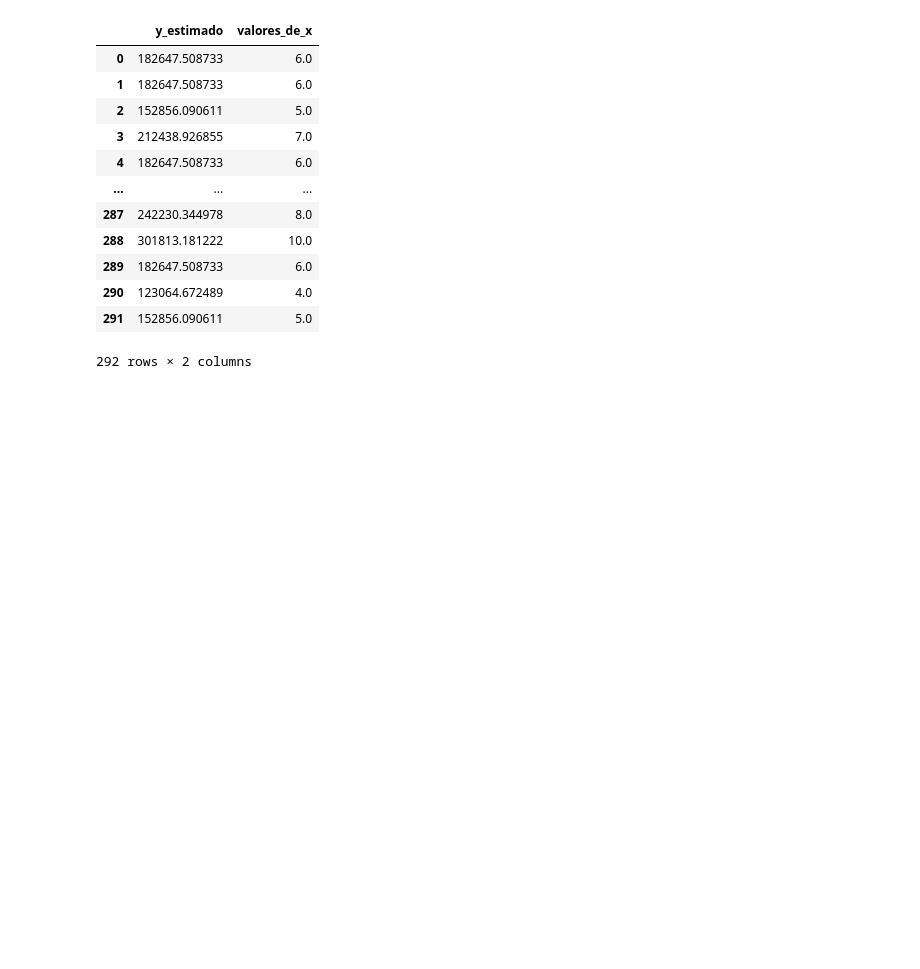
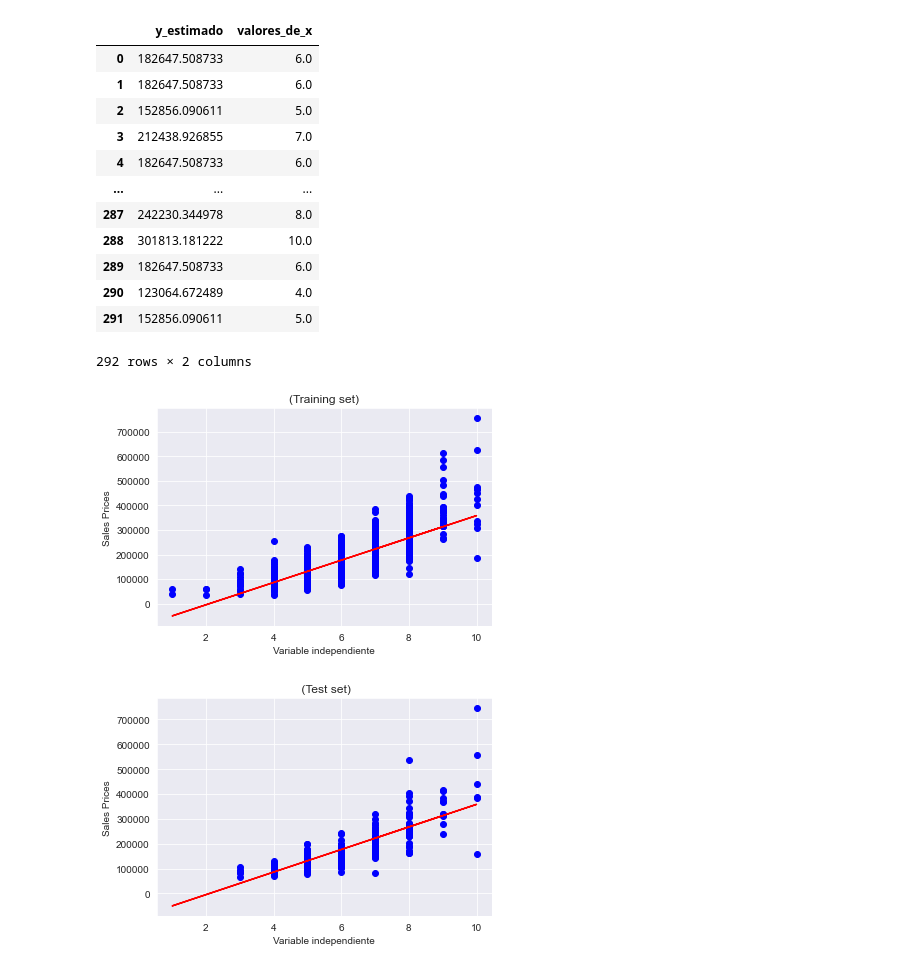
Before and after one commit to luispocon/proyecto1_regresion_lineal_programacion, a Jupyter notebook: Proyecto_1.ipynb, the cells around one changed output. Saved outputs shown, nothing was run; the diff lists cells and outputs as text; code cells hidden in the pictures; blank space fills up the shorter version.

```diff
--- a/Proyecto_1.ipynb
+++ b/Proyecto_1.ipynb
@@ -365,0 +382,39 @@ prediccion(x_prueba[:,0])
+# %%
+# Importing the dataset
+
+X = df.iloc[:, 1:2].values
+y = df.iloc[:, :1].values
+# %%
+
+
+# Dividir el conjunto de datos en Conjunto de entrenamiento y Conjunto de prueba
+from sklearn.model_selection import train_test_split
+X_train, X_test, y_train, y_test = train_test_split(X, y, test_size =0.2, random_state = 0)
+
+
+# Ajuste de regresión lineal simple al conjunto de entrenamiento
+from sklearn.linear_model import LinearRegression
+regressor = LinearRegression()
+regressor.fit(X_train, y_train)
+
+# Prediccion de los resultados
+y_pred = regressor.predict(X_test)
+
+# Resultados con el de entrenamiento
+plt.scatter(X_train, y_train, color = 'blue')
+plt.plot(X_train, regressor.predict(X_train), color = 'red')
+plt.title('(Training set)')
+plt.xlabel('Variable independiente')
+plt.ylabel('Sales Prices')
+plt.show()
+
+# Resultados con el de prueba (test)
+plt.scatter(X_test, y_test, color = 'blue')
+plt.plot(X_train, regressor.predict(X_train), color = 'red')
+plt.title(' (Test set)')
+plt.xlabel('Variable independiente')
+plt.ylabel('Sales Prices')
+plt.show()
+# %% [output]
+[figure, added]
+[figure, added]
```
Also changed, not shown: parts of 5 cells of this notebook.
